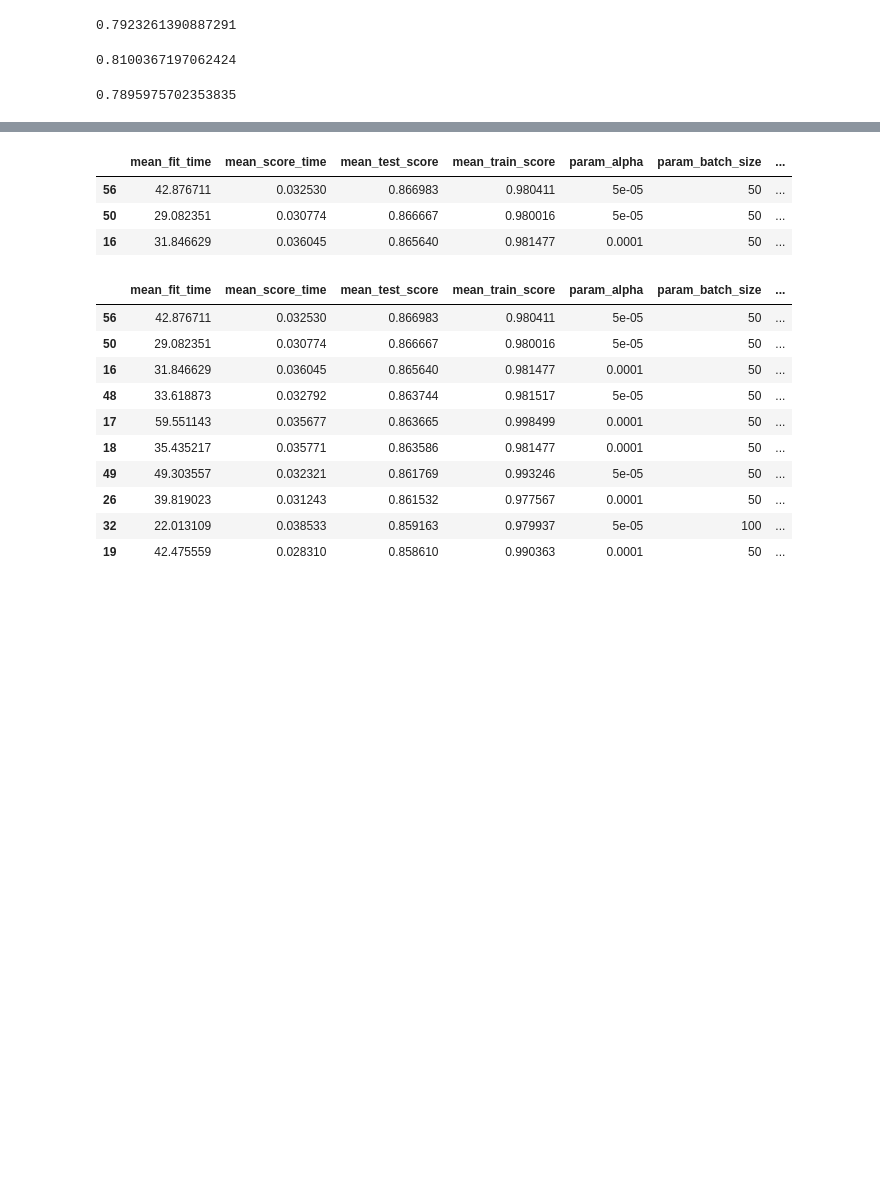
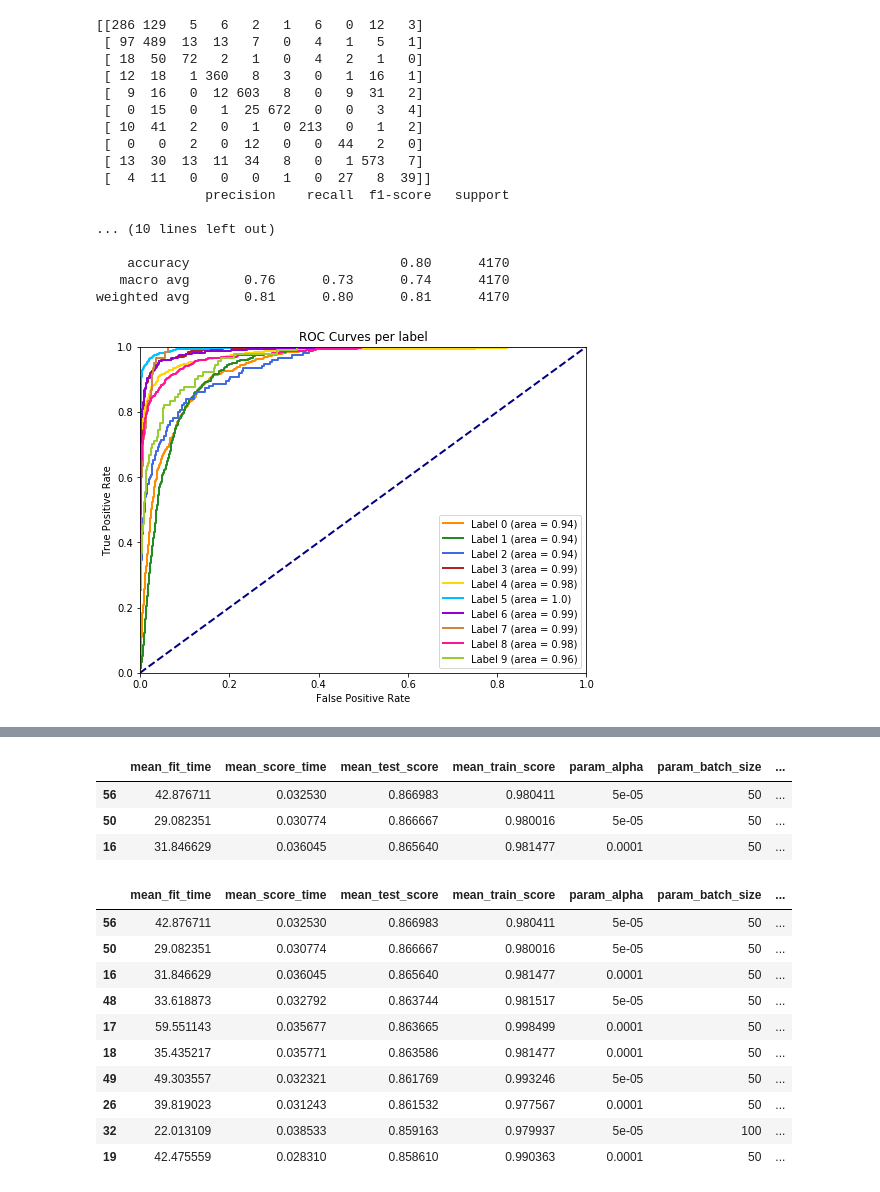
Before and after one commit to csar95/CW2_Trees_Regression_NNs, a Jupyter notebook: MultiLayerPerceptron.ipynb, the cells around one changed output, grey strips where cells are left out. Drawn from its saved outputs; the diff is of its cells as text; code cells hidden in the pictures; blank space fills up the shorter version.

```diff
--- a/MultiLayerPerceptron.ipynb
+++ b/MultiLayerPerceptron.ipynb
@@ -26,27 +125,31 @@ X_test_9000 = testing_dataSet_9000.drop("label", axis=1)
 # %%
+# MULTILAYER PERCEPTRON: TRAINING & TESTING DATA SETS
+
 clf = MLPClassifier()
-clf.fit(X_train, y_train)
-score = clf.score(X_test, y_test)
-print(score)
+y_pred_MLP = clf.fit(X_train, y_train).predict(X_test)
 
-# y_pred = clf.predict_proba(X_test)
+print(confusion_matrix(y_test, y_pred_MLP))
+print(classification_report(y_test, y_pred_MLP))
+
+y_pred_MLP_proba = clf.predict_proba(X_test)
+
+plot_roc_curves(y_test, y_pred_MLP_proba)
 # %% [output]
-0.7923261390887291
+[[286 129   5   6   2   1   6   0  12   3]
+ [ 97 489  13  13   7   0   4   1   5   1]
+ [ 18  50  72   2   1   0   4   2   1   0]
+ [ 12  18   1 360   8   3   0   1  16   1]
+ [  9  16   0  12 603   8   0   9  31   2]
+ [  0  15   0   1  25 672   0   0   3   4]
+ [ 10  41   2   0   1   0 213   0   1   2]
+ [  0   0   2   0  12   0   0  44   2   0]
+ [ 13  30  13  11  34   8   0   1 573   7]
+ [  4  11   0   0   0   1   0  27   8  39]]
+              precision    recall  f1-score   support
+
+... (10 lines left out)
+
+    accuracy                           0.80      4170
+   macro avg       0.76      0.73      0.74      4170
+weighted avg       0.81      0.80      0.81      4170
+[figure, added]
-# %%
-clf_4000 = MLPClassifier()
-clf_4000.fit(X_train_4000, y_train_4000)
-score_4000 = clf_4000.score(X_test_4000, y_test_4000)
-print(score_4000)
-
-# y_pred_4000 = clf.predict_proba(X_test_4000)
-# %% [output]
-0.8100367197062424
-# %%
-clf_9000 = MLPClassifier()
-clf_9000.fit(X_train_9000, y_train_9000)
-score_9000 = clf_9000.score(X_test_9000, y_test_9000)
-print(score_9000)
-
-# y_pred_9000 = clf.predict_proba(X_test_9000)
-# %% [output]
-0.7895975702353835
```
Also changed, not shown: parts of 8 cells of this notebook.
